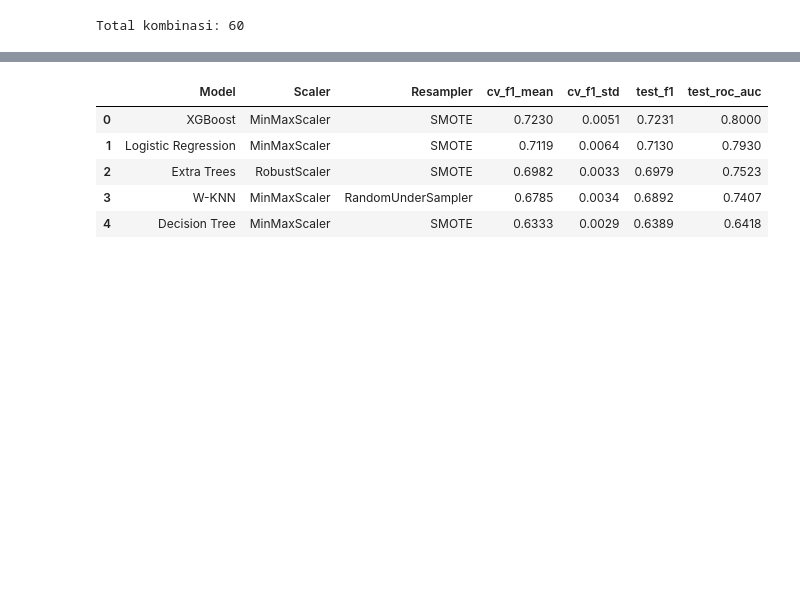
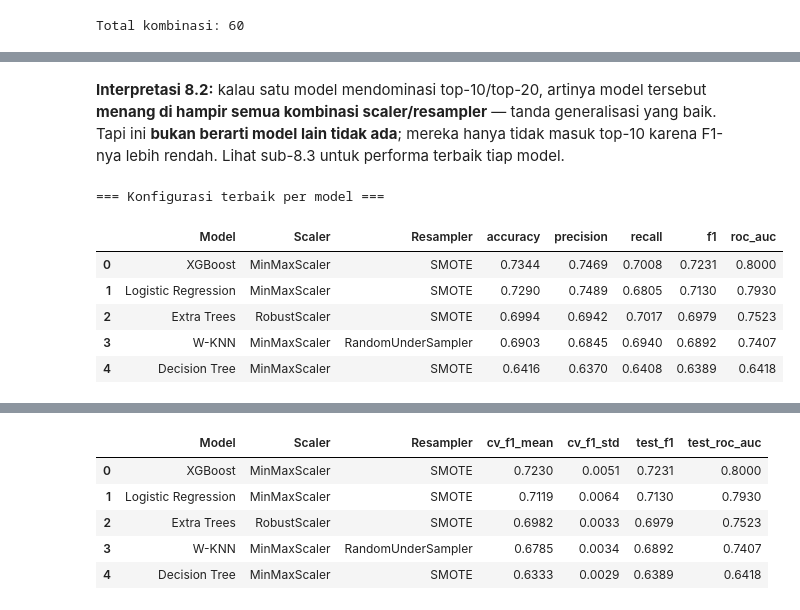
Before and after one commit to hoesnial/aplikasiMachLearn, a Jupyter notebook: Pembangunan_Model_Preprocessing.ipynb, the cells around one changed output, grey strips where cells are left out. Cells and saved outputs as stored; diff of their text form; code cells hidden in the pictures; blank space fills up the shorter version.

```diff
--- a/Pembangunan_Model_Preprocessing.ipynb
+++ b/Pembangunan_Model_Preprocessing.ipynb
@@ -574,0 +1063,29 @@ plt.show()
+# %% [markdown]
+**Interpretasi 8.2:** kalau satu model mendominasi top-10/top-20,
+artinya model tersebut **menang di hampir semua kombinasi
+scaler/resampler** — tanda generalisasi yang baik. Tapi ini **bukan
+berarti model lain tidak ada**; mereka hanya tidak masuk top-10 karena
+F1-nya lebih rendah. Lihat sub-8.3 untuk performa terbaik tiap model.
+# %%
+# 8.3 Performa TERBAIK tiap model (dengan konfigurasi pemenangnya)
+best_per_model = (
+    results_sorted
+    .sort_values('f1', ascending=False)
+    .groupby('Model', as_index=False)
+    .first()
+    .sort_values('f1', ascending=False)
+    .reset_index(drop=True)
+)
+
+print('=== Konfigurasi terbaik per model ===')
+best_per_model[['Model', 'Scaler', 'Resampler',
+                'accuracy', 'precision', 'recall',
+                'f1', 'roc_auc']].round(4)
+# %% [output]
+=== Konfigurasi terbaik per model ===
+|  | Model | Scaler | Resampler | accuracy | precision | recall | f1 | roc_auc |
+| 0 | XGBoost | MinMaxScaler | SMOTE | 0.7344 | 0.7469 | 0.7008 | 0.7231 | 0.8000 |
+| 1 | Logistic Regression | MinMaxScaler | SMOTE | 0.7290 | 0.7489 | 0.6805 | 0.7130 | 0.7930 |
+| 2 | Extra Trees | RobustScaler | SMOTE | 0.6994 | 0.6942 | 0.7017 | 0.6979 | 0.7523 |
+| 3 | W-KNN | MinMaxScaler | RandomUnderSampler | 0.6903 | 0.6845 | 0.6940 | 0.6892 | 0.7407 |
+| 4 | Decision Tree | MinMaxScaler | SMOTE | 0.6416 | 0.6370 | 0.6408 | 0.6389 | 0.6418 |
```
Also changed, not shown: parts of 61 cells of this notebook, 1 other file.
